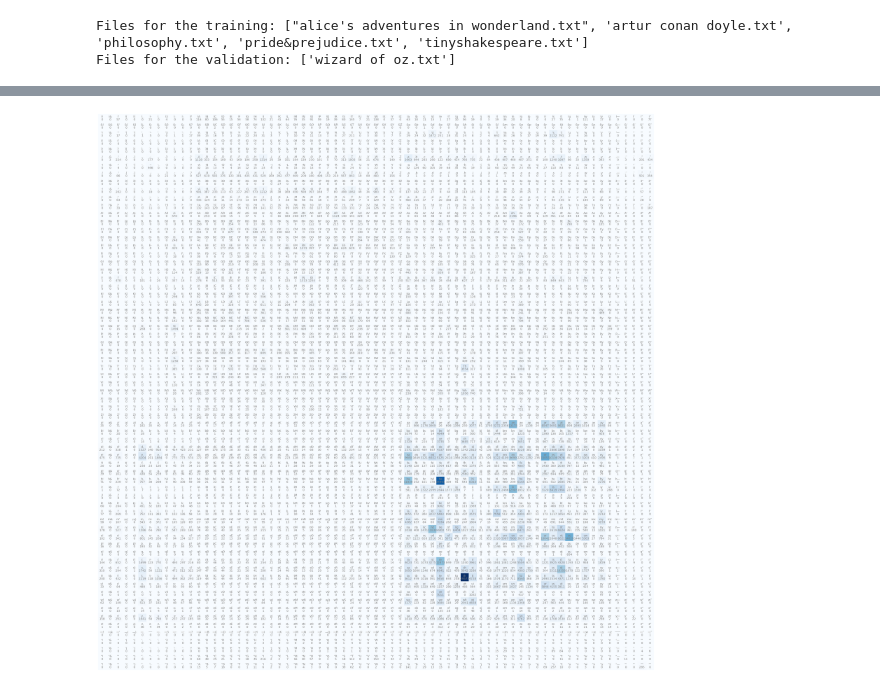
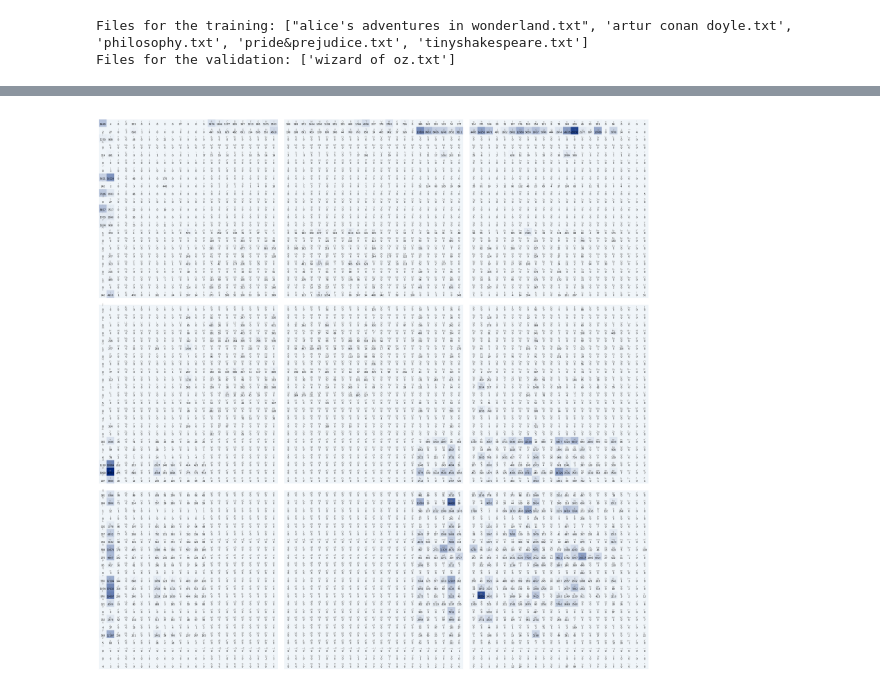
Before and after one commit to zhainagulaltynbekk/simplified-transformer-based-language-model, a Jupyter notebook: bigram.ipynb, the cells around one changed output, grey strips where cells are left out. Saved outputs shown, nothing was run; the diff lists cells and outputs as text; code cells hidden in the pictures.

```diff
--- a/bigram.ipynb
+++ b/bigram.ipynb
@@ -113,6 +141,7 @@ len(words)
 # %%
+
 b = {}
-for ch1, ch2 in zip(words, words[1:]):
+for ch1, ch2 in zip(characters, characters[1:]):
     bigram = (ch1, ch2)
     b[bigram] = b.get(bigram, 0) + 1
   # chs = ['<S>'] + list(w) + ['<E>']
@@ -144,7 +176,9 @@ import torch
 # %%
-N = torch.zeros((69, 69), dtype=torch.int32)
+
+N = torch.zeros((unique_characters_len, unique_characters_len), dtype=torch.int32)
 # %%
-chars = sorted(list(set(words)))
+
+chars = sorted(list(set(characters)))
 print(chars)
 print(len(chars))
 stoi = {s:i for i,s in enumerate(chars)}
@@ -155,5 +189,6 @@ itos = {i:s for s,i in stoi.items()}
 # %%
-for ch1, ch2 in zip(words, words[1:]):
+
+for ch1, ch2 in zip(characters, characters[1:]):
     if ch1 in stoi and ch2 in stoi:  # Check if both characters are in the vocabulary
         ix1 = stoi[ch1]
         ix2 = stoi[ch2]
@@ -176,14 +211,47 @@ tensor([[  0,   0,  57,  ...,   0,   0,  77],
 # %%
 import matplotlib.pyplot as plt
-%matplotlib inline
+import matplotlib.colors as mcolors
+import torch
 
-plt.figure(figsize=(35,35))
-plt.imshow(N, cmap='Blues')
-for i in range(69):
-    for j in range(69):
-        chstr = itos[i] + itos[j]
-        plt.text(j, i, chstr, ha="center", va="bottom", color='gray')
-        plt.text(j, i, N[i, j].item(), ha="center", va="top", color='gray')
-plt.axis('off');
+# Example settings
+num_subplots_side = 3  # Number of subplots on each side of the grid
+subplot_size = 23  # Size of each subplot side
+
+# Create a custom colormap from white to blue
+cmap = mcolors.LinearSegmentedColormap.from_list(
+    "custom_blue", ["#f0f5f9", "#01277e"], N=256
+)
+
+# Create a figure with subplots
+fig, axes = plt.subplots(num_subplots_side, num_subplots_side, figsize=(20, 20))
+
+# Loop through each subplot position
+for i in range(num_subplots_side):
+    for j in range(num_subplots_side):
+        ax = axes[i, j]  # Get the subplot axis
+        # Calculate the row and column indices for the section of the matrix to plot
+        row_start = i * subplot_size
+        col_start = j * subplot_size
+        section = N[row_start:row_start + subplot_size, col_start:col_start + subplot_size]
+
+        # Display the section with the custom colormap
+        im = ax.imshow(section, cmap=cmap, vmin=0, vmax=N.max().item())  # Use PyTorch's .max() for compatibility
+
+        # Optionally, add annotations for each cell in the section
+        for x in range(subplot_size):
+            for y in range(subplot_size):
+                ch1 = itos[row_start + y]
+                ch2 = itos[col_start + x]
+                chstr = ch1 + ch2
+                count = section[y, x].item()
+                ax.text(x, y, chstr, ha="center", va="bottom", color='gray', fontsize=6)
+                ax.text(x, y, str(count), ha="center", va="top", color='black', fontsize=6)
+
+        # Turn off axis labels
+        ax.axis('off')
+
+# Adjust layout
+plt.tight_layout()
+plt.show()
 # %% [output]
-[figure, old version]
+[figure, new version]
```
Also changed, not shown: parts of 13 cells of this notebook, 3 other files.
